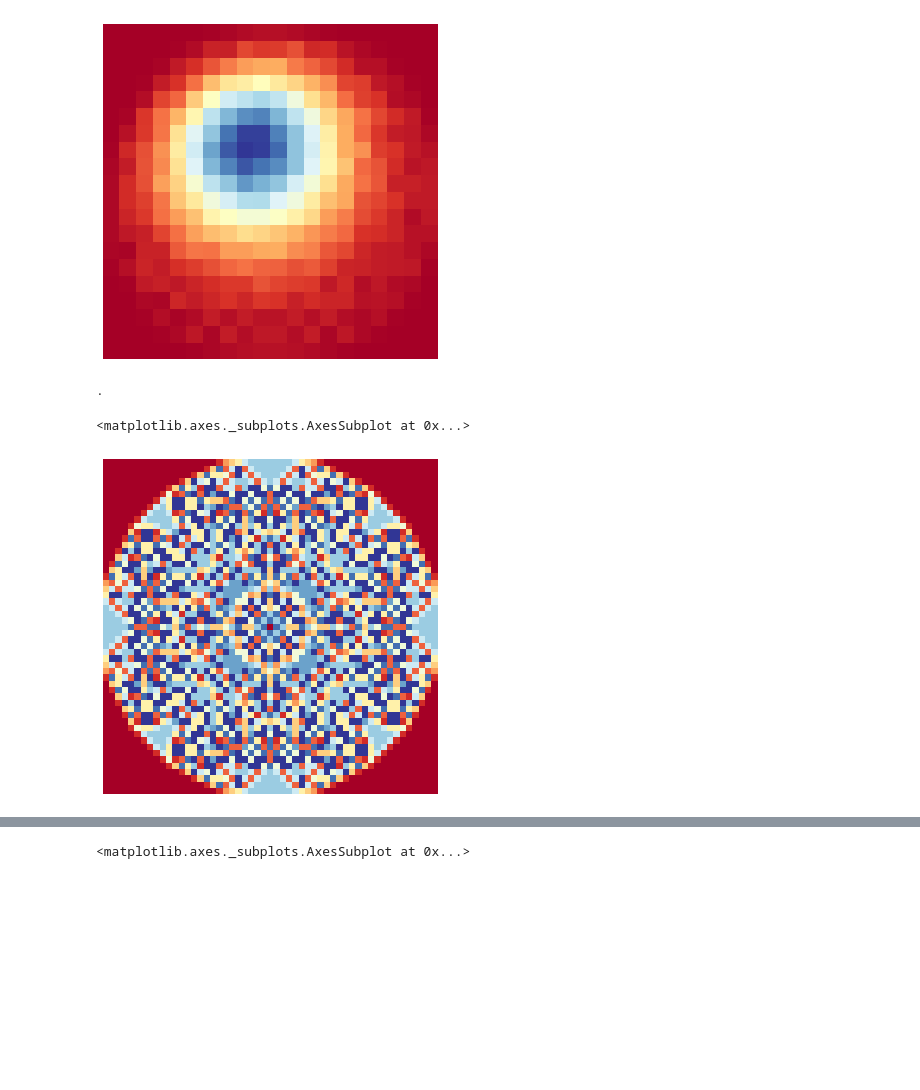
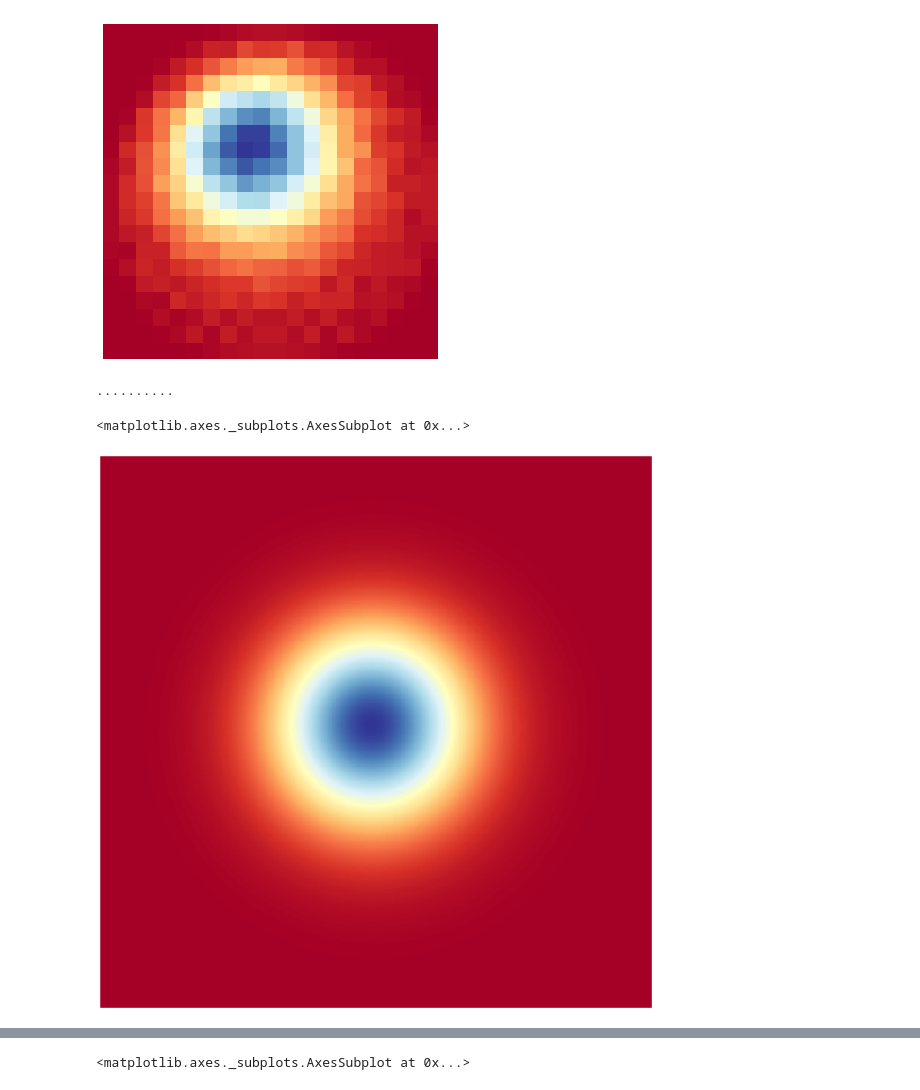
Before and after one commit to sminez/recreational_mathematics, a Jupyter notebook: Sandpiles/Sandpiles.ipynb, the cells around one changed output, grey strips where cells are left out. Saved outputs shown, nothing was run; the diff lists cells and outputs as text; code cells hidden in the pictures; blank space fills up the shorter version.

```diff
--- a/Sandpiles/Sandpiles.ipynb
+++ b/Sandpiles/Sandpiles.ipynb
@@ -173,12 +173,12 @@ initial sand 16384
 [figure]
 # %%
 g = s.ntopple(10, True)
-plt.figure(figsize=(6, 6))
+plt.figure(figsize=(16, 16))
 sns.heatmap(g, cbar=False, xticklabels=False, yticklabels=False, cmap="RdYlBu")
 # %% [output]
-.
+..........
 <matplotlib.axes._subplots.AxesSubplot at 0x...>
-[figure, old version]
+[figure, new version]
 # %%
 from matplotlib import pyplot as plt
 from matplotlib import animation
```
Also changed, not shown: parts of 1 cell of this notebook, 5 other files.
